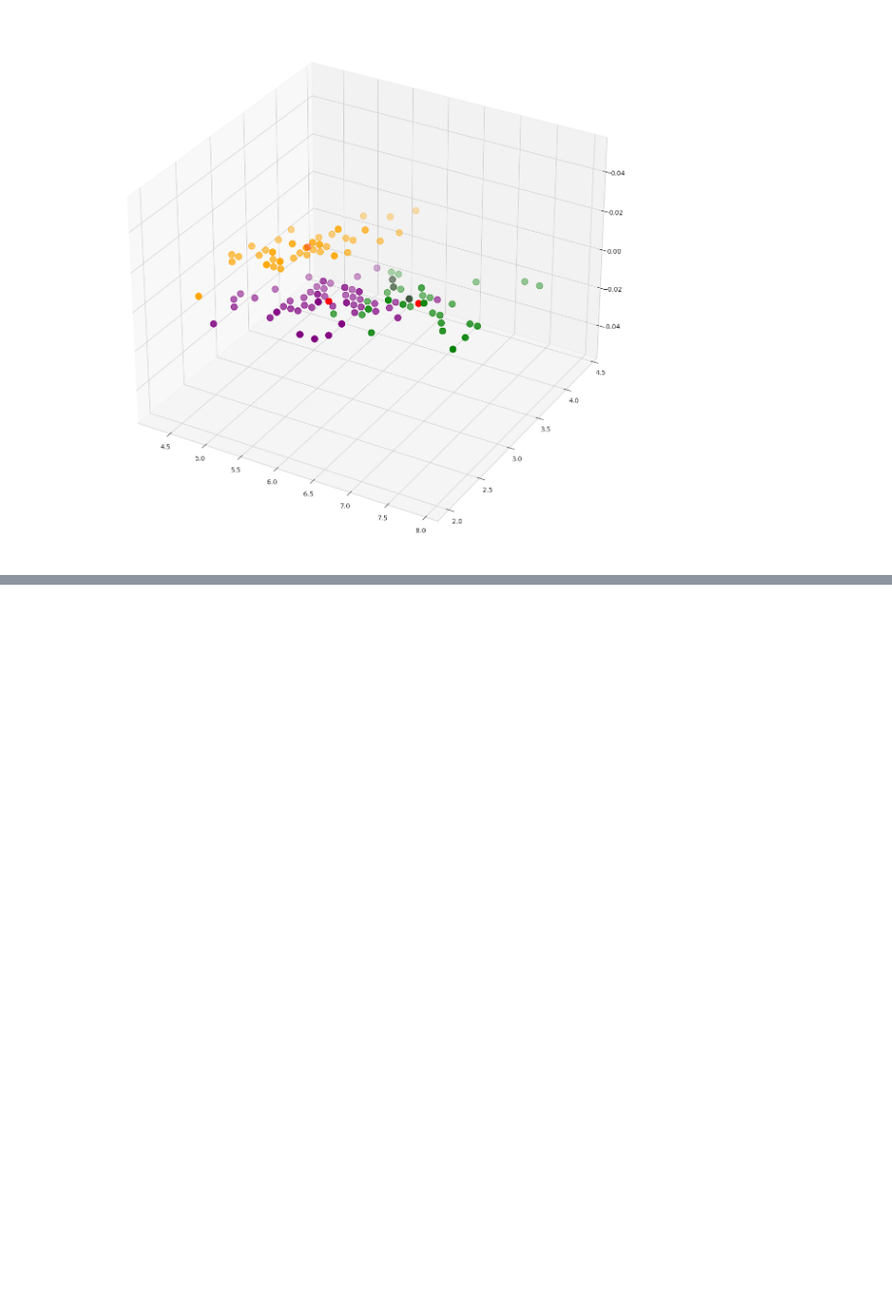
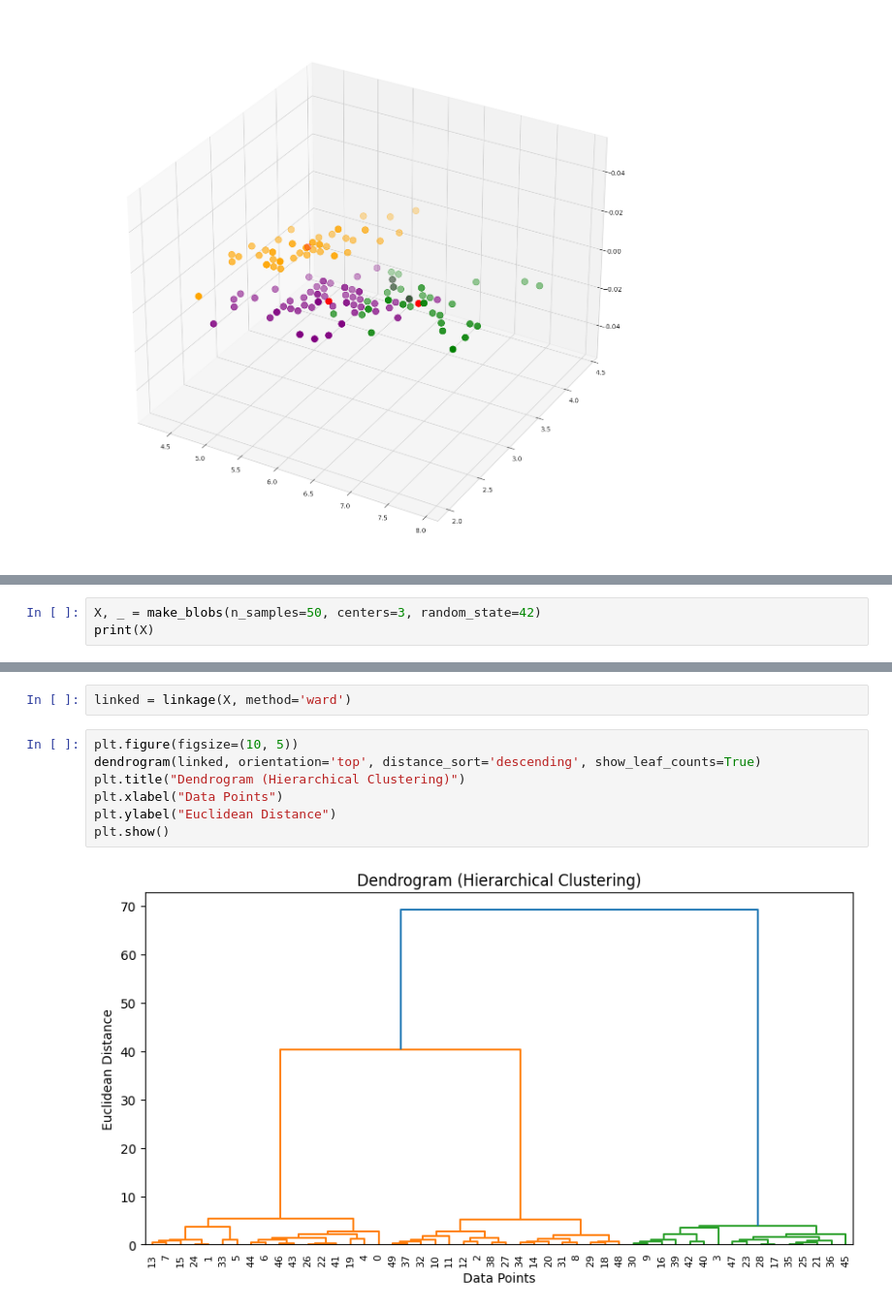
Before and after one commit to sreyas-sunandan/summer-internship-AI-ML, a Jupyter notebook: summerintership_ai_ml.ipynb, the cells around one changed output, grey strips where cells are left out. Shown at 97% size. Cells and saved outputs as stored; diff of their text form; blank space fills up the shorter version.

```diff
--- a/summerintership_ai_ml.ipynb
+++ b/summerintership_ai_ml.ipynb
@@ -1298,0 +1306,3 @@ plt.show()
+# %%
+X, _ = make_blobs(n_samples=50, centers=3, random_state=42)
+print(X)
@@ -1298,0 +1327,11 @@ plt.show()
+# %%
+linked = linkage(X, method='ward')
+# %%
+plt.figure(figsize=(10, 5))
+dendrogram(linked, orientation='top', distance_sort='descending', show_leaf_counts=True)
+plt.title("Dendrogram (Hierarchical Clustering)")
+plt.xlabel("Data Points")
+plt.ylabel("Euclidean Distance")
+plt.show()
+# %% [output]
+[figure, added]
```
Also changed, not shown: parts of 5 cells of this notebook.
